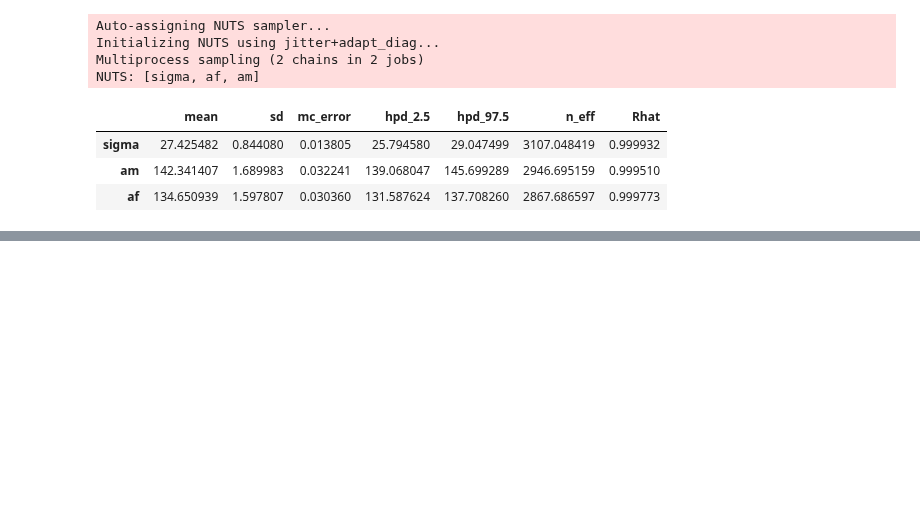
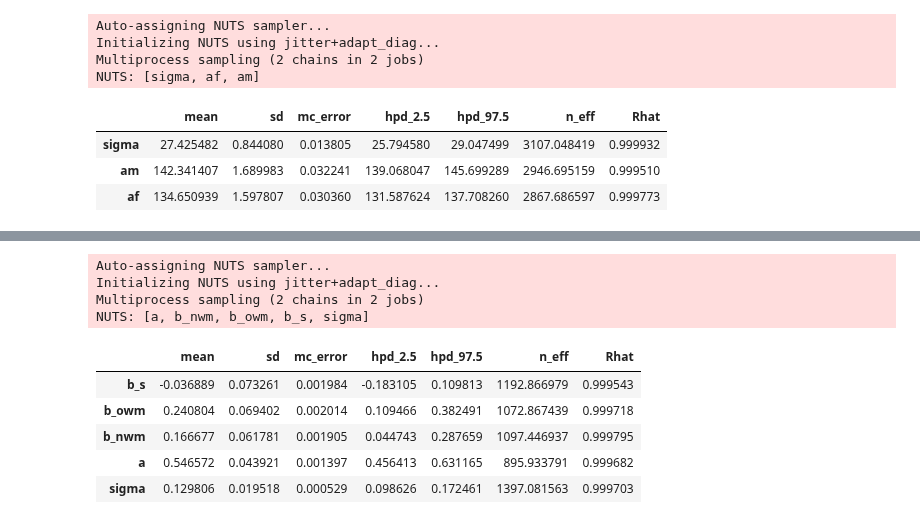
Before and after one commit to nwweber/statistical_rethinking, a Jupyter notebook: chapter_05_multivariate_linear_models.ipynb, the cells around one changed output, grey strips where cells are left out. Cells and saved outputs as stored; diff of their text form; code cells hidden in the pictures; blank space fills up the shorter version.

Commit message:
Up through 5.6. Summary

```diff
--- a/chapter_05_multivariate_linear_models.ipynb
+++ b/chapter_05_multivariate_linear_models.ipynb
@@ -1387,0 +1447,42 @@ where now indeed $(\alpha_m - \alpha_f)$ takes the place of what used to be $\be
+# %%
+def summarize_interesting(trace):
+    """
+    For mcmc trace: call pm.summary for interesting subset of variables, i.e.: no auto-generated ones and no
+    mu__N.
+    """
+    # transform to dataframe first b/c this transforms single 'mu' variable of trace into many 'mu__N' cols of dataframe
+    # which makes it easier to filter them
+    return pm.summary(
+        trace,
+        varnames=[col for col in pm.trace_to_dataframe(trace).columns if not '__' in col]
+    )
+# %%
+# Code 5.51
+
+with pm.Model() as m5_16:
+    sigma = pm.Uniform('sigma', 0, 10)
+
+    b_s = pm.Normal('b_s', 0, 1)
+    b_owm = pm.Normal('b_owm', 0, 1)
+    b_nwm = pm.Normal('b_nwm', 0, 1)
+
+    a = pm.Normal('a', 0.6, 10)
+
+    mu = pm.Deterministic('mu', a + b_nwm * d.nwm + b_owm * d.owm + b_s * d.s)
+
+    kcal_per_g = pm.Normal('kcal_per_g', mu, sigma, observed=d.kcal_per_g)
+
+    trace_m5_16 = pm.sample(draws=1000, tune=1000)
+
+summarize_interesting(trace_m5_16)
+# %% [output]
+Auto-assigning NUTS sampler...
+Initializing NUTS using jitter+adapt_diag...
+Multiprocess sampling (2 chains in 2 jobs)
+NUTS: [a, b_nwm, b_owm, b_s, sigma]
+|  | mean | sd | mc_error | hpd_2.5 | hpd_97.5 | n_eff | Rhat |
+| b_s | -0.036889 | 0.073261 | 0.001984 | -0.183105 | 0.109813 | 1192.866979 | 0.999543 |
+| b_owm | 0.240804 | 0.069402 | 0.002014 | 0.109466 | 0.382491 | 1072.867439 | 0.999718 |
+| b_nwm | 0.166677 | 0.061781 | 0.001905 | 0.044743 | 0.287659 | 1097.446937 | 0.999795 |
+| a | 0.546572 | 0.043921 | 0.001397 | 0.456413 | 0.631165 | 895.933791 | 0.999682 |
+| sigma | 0.129806 | 0.019518 | 0.000529 | 0.098626 | 0.172461 | 1397.081563 | 0.999703 |
```
Also changed, not shown: parts of 17 cells of this notebook.
